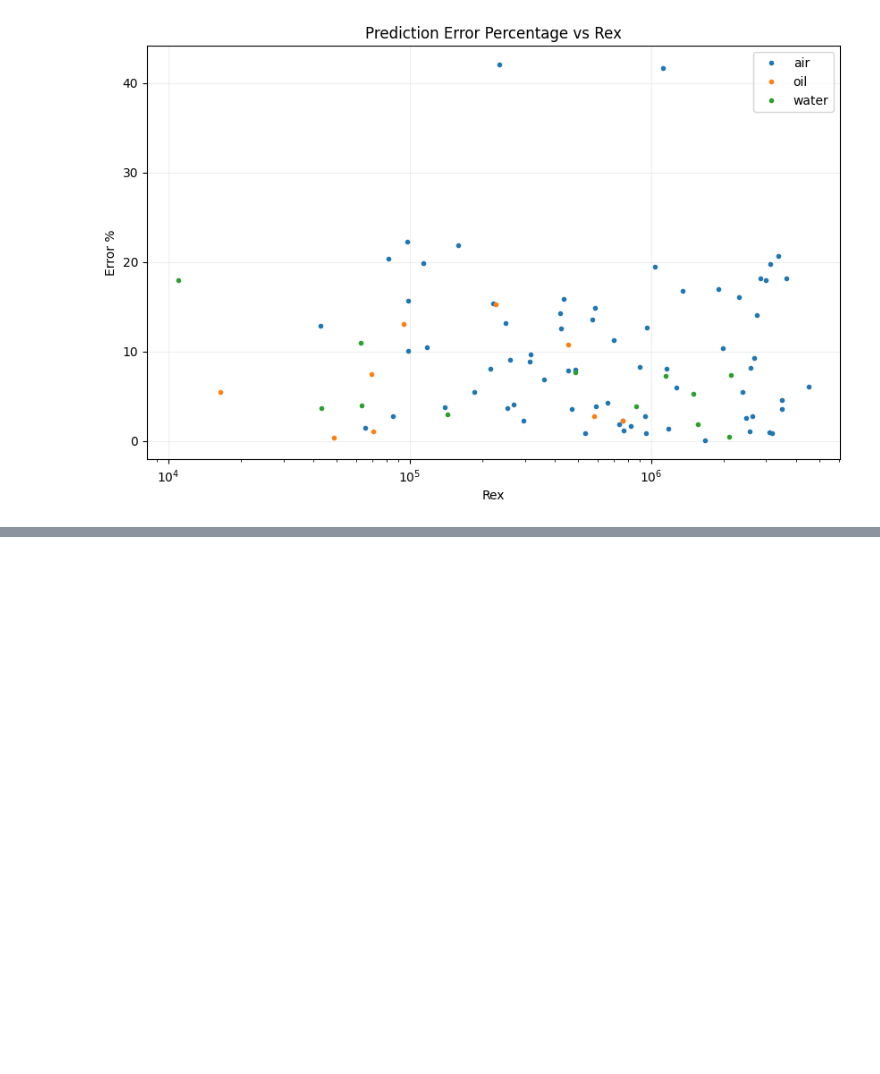
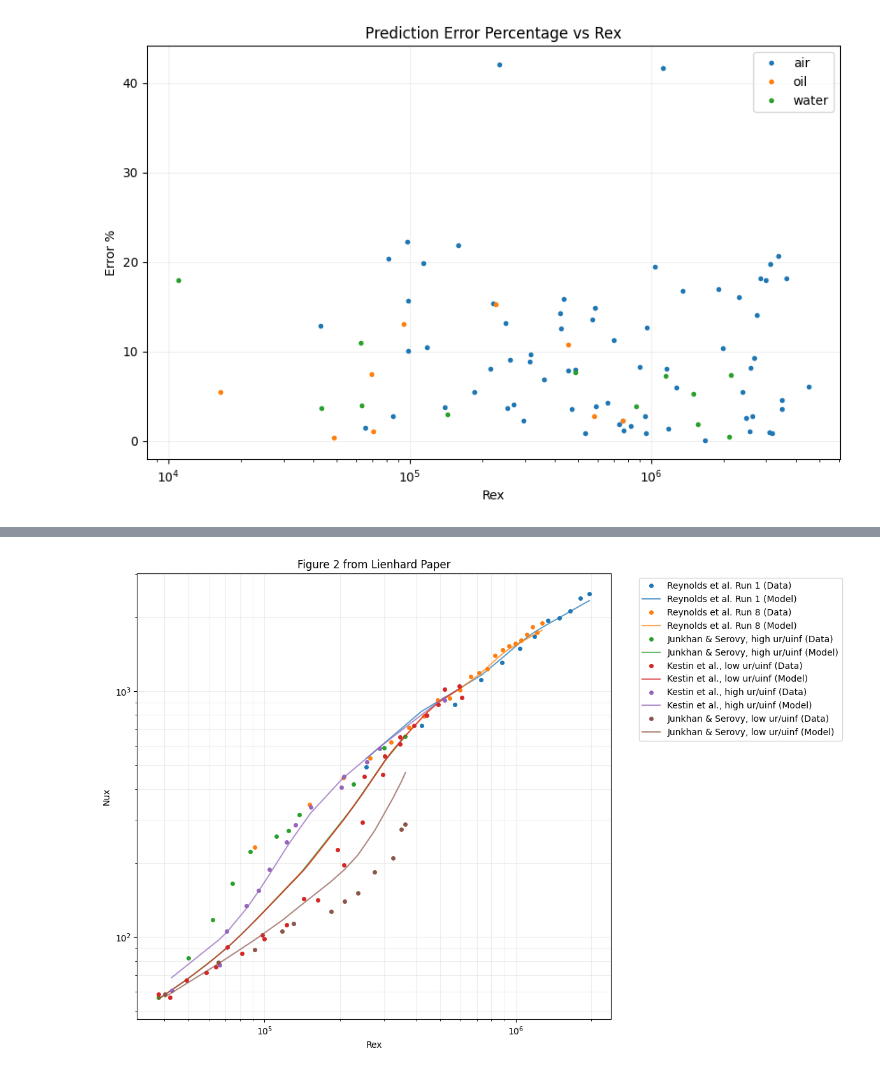
Before and after one commit to adhicurry/ML_HeatTransfer_Fluids, a Jupyter notebook: FlatPlate_Models/ANN/ANN_V2_logReg.ipynb, the cells around one changed output, grey strips where cells are left out. Cells and saved outputs as stored; diff of their text form; code cells hidden in the pictures; blank space fills up the shorter version.

Commit message:
added plotting of lienhard figures with our ML model

```diff
--- a/FlatPlate_Models/ANN/ANN_V2_logReg.ipynb
+++ b/FlatPlate_Models/ANN/ANN_V2_logReg.ipynb
@@ -167,7 +167,7 @@ config = {
     'output_size': 1,        # Number of output values predicted by the model
     'learning_rate': 0.001,  # Step size for gradient descent optimization
     'batch_size': 64,        # Number of samples processed in each training iteration
-    'num_epochs': 10000,      # Number of complete passes through the training dataset
+    'num_epochs': 2500,      # Number of complete passes through the training dataset
     'weight_decay': 0.0001,  # L2 regularization strength to prevent overfitting
     'dropout_rate': 0.15     # Fraction of neurons randomly deactivated during training
 }
@@ -450,10 +450,83 @@ Percentile_99: 17.21
 # %%
-### OPTIONAL
-## Example of how to use the model for new data
-# new_x = np.linspace(-np.pi, np.pi, 100)  # New data points
-# predictions = predict(model, new_x)
+# First load the model with saved weights
+loaded_model = NN(
+    config['input_size'],
+    config['hidden_size'],
+    config['output_size'],
+    config['dropout_rate']
+).to(device)
+# Modified loading to use weights_only=True
+loaded_model.load_state_dict(torch.load('best_NN_Model.pth', weights_only=True))
+# Rest of the code remains exactly the same
+# Create test data for each figure
+figures_to_plot = data_subset['Figure'].unique()
+for fig in figures_to_plot:
+    # Get data for this figure
+    fig_data = data_subset[data_subset['Figure'] == fig]
 
-## Example of how to load and use a saved model
-# new_model = NN(config['input_size'], config['hidden_size'], config['output_size']).to(device)
-# new_model.load('best_sine_model.pth')
-# predictions_from_loaded = predict(new_model, new_x)
+    # Prepare input features
+    X_fig = fig_data[['Rex', 'Pr', 'WallBC', 'c']].values
+
+    # Apply log transformation to Rex
+    X_fig[:, 0] = np.log10(X_fig[:, 0])
+
+    # Scale the input
+    X_fig_scaled = X_scaler.transform(X_fig)
+
+    # Convert to tensor
+    X_fig_tensor = torch.Tensor(X_fig_scaled).float().to(device)
+
+    # Make predictions
+    with torch.no_grad():
+        loaded_model.eval()
+        predictions = loaded_model(X_fig_tensor)
+
+        # Transform predictions back to original scale
+        predictions_scaled = predictions.cpu().numpy()
+        predictions_log = y_scaler.inverse_transform(predictions_scaled)
+        predictions_original = 10**predictions_log
+
+    # Create plot
+    plt.figure(figsize=(12, 8))
+
+    # Create a color map to ensure consistent colors
+    color_map = plt.colormaps['tab10']
+
+    # Get unique datasets for this figure
+    datasets = fig_data['data_name_lienhard'].unique()
+
+    for i, dataset in enumerate(datasets):
+        # Get data for this dataset
+        mask = fig_data['data_name_lienhard'] == dataset
+
+        # Choose a consistent color for this dataset
+        dataset_color = color_map(i % color_map.N)
+
+        # Plot original data
+        plt.loglog(fig_data[mask]['Rex'],
+                  fig_data[mask]['Nux'],
+                  'o',
+                  color=dataset_color,
+                  label=f'{dataset} (Data)',
+                  markersize=4)
+
+        # Plot model predictions
+        sort_idx = np.argsort(fig_data[mask]['Rex'].values)
+        rex_sorted = fig_data[mask]['Rex'].values[sort_idx]
+        pred_sorted = predictions_original[mask][sort_idx]
+        plt.loglog(rex_sorted,
+                  pred_sorted,
+                  '-',
+                  color=dataset_color,
+                  label=f'{dataset} (Model)',
+                  alpha=0.7)
+
+    plt.title(f'Figure {fig} from Lienhard Paper')
+    plt.xlabel('Rex')
+    plt.ylabel('Nux')
+    plt.grid(True, which="both", ls="-", alpha=0.2)
+    plt.legend(bbox_to_anchor=(1.05, 1), loc='upper left')
+    plt.tight_layout()
+    plt.show()
+# %% [output]
+[figure, added]
```
Also changed, not shown: parts of 2 cells of this notebook.
